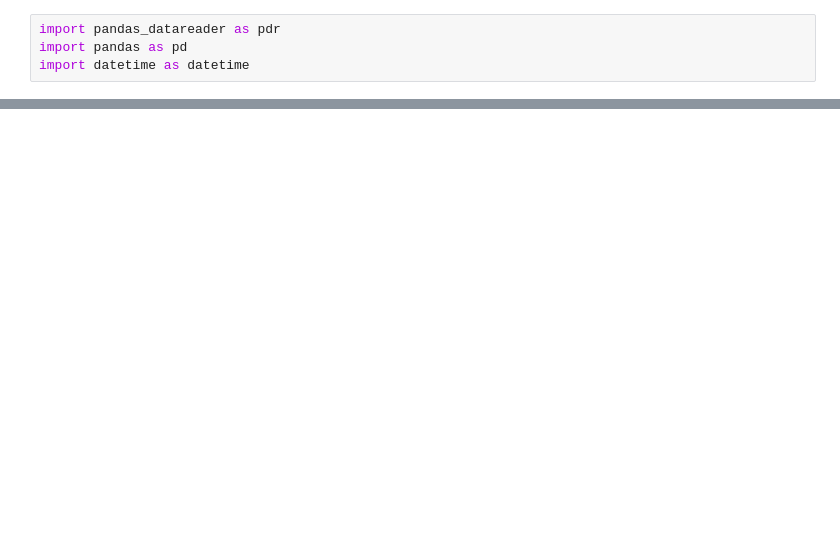
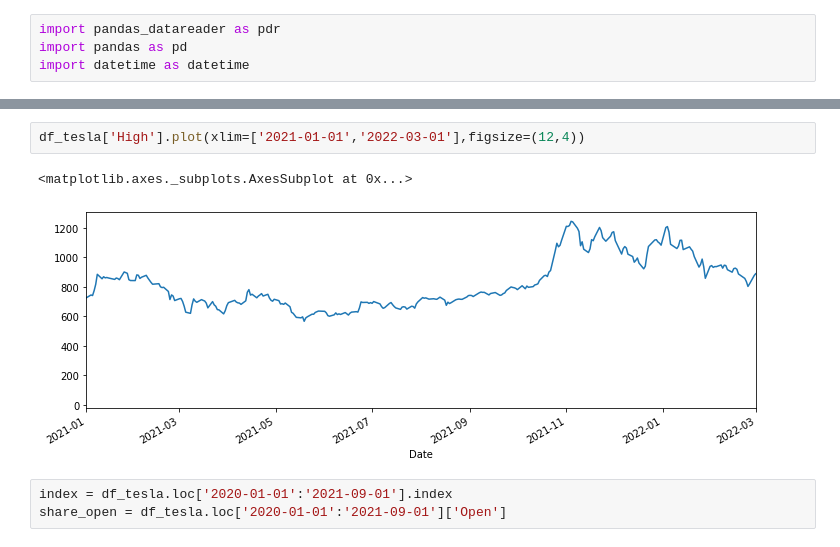
Before and after one commit to thogeti/ALMLPract, a Jupyter notebook: TimeSeries_day1_KrishN.ipynb, the cells around one changed output, grey strips where cells are left out. Cells and saved outputs as stored; diff of their text form; blank space fills up the shorter version.

```diff
--- a/TimeSeries_day1_KrishN.ipynb
+++ b/TimeSeries_day1_KrishN.ipynb
@@ -61,0 +67,8 @@ pdr.get_data_yahoo('TSLA')
+# %%
+df_tesla['High'].plot(xlim=['2021-01-01','2022-03-01'],figsize=(12,4))
+# %% [output]
+<matplotlib.axes._subplots.AxesSubplot at 0x...>
+[figure, added]
+# %%
+index = df_tesla.loc['2020-01-01':'2021-09-01'].index
+share_open = df_tesla.loc['2020-01-01':'2021-09-01']['Open']
```
Also changed, not shown: parts of 8 cells of this notebook.
